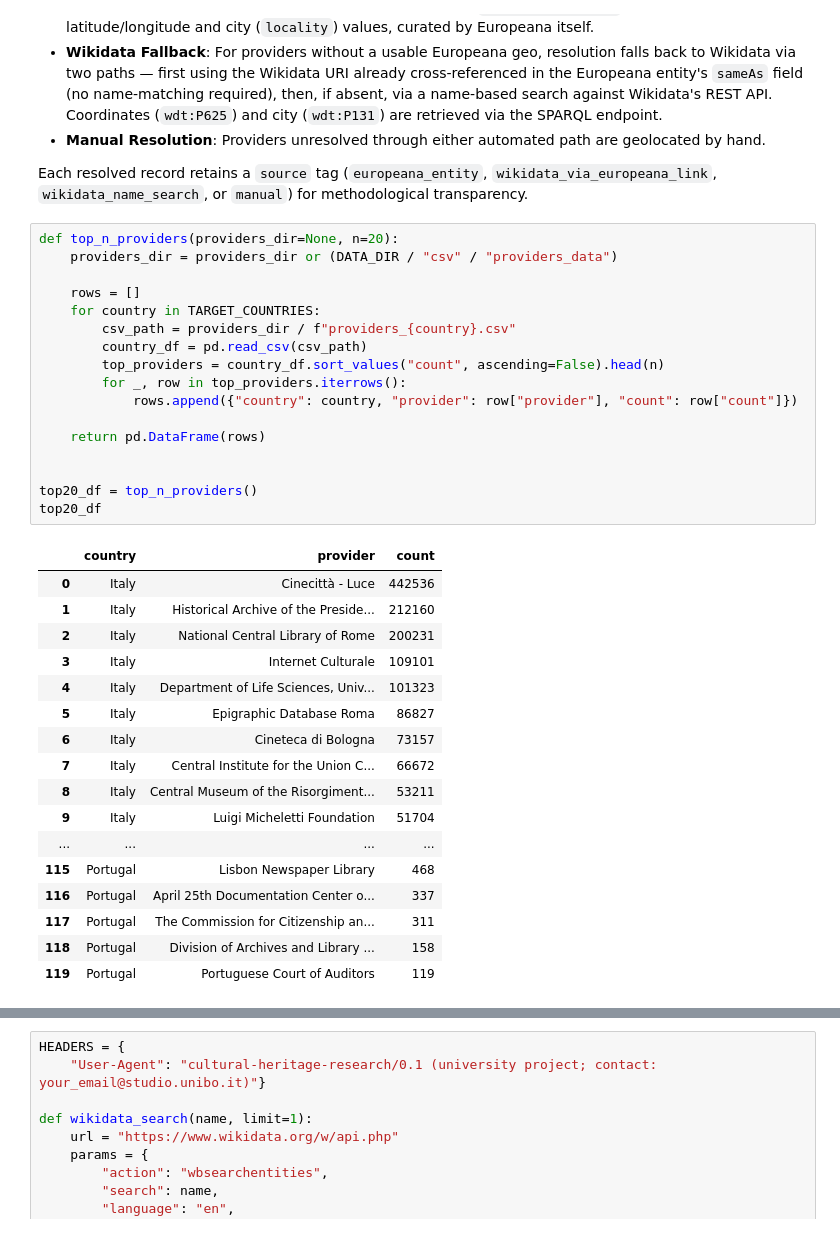
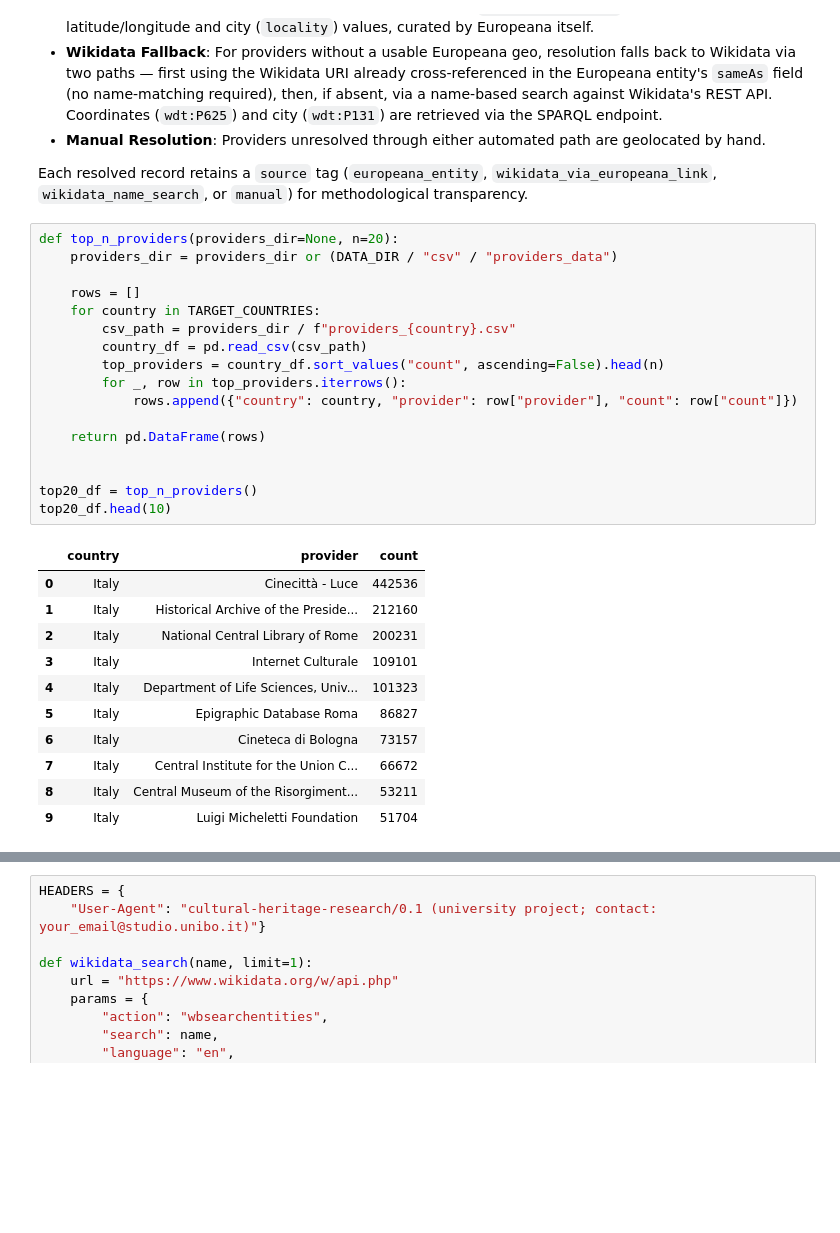
Before and after one commit to hexWitches/LODissea, a Jupyter notebook: notebook/LODissea_v1.ipynb, the cells around one changed output, grey strips where cells are left out. Saved outputs shown, nothing was run; the diff lists cells and outputs as text; blank space fills up the shorter version.

```diff
--- a/notebook/LODissea_v1.ipynb
+++ b/notebook/LODissea_v1.ipynb
@@ -888,38 +844,32 @@ Each resolved record retains a `source` tag (`europeana_entity`, `wikidata_via_e
 # %%
 def top_n_providers(providers_dir=None, n=20):
     providers_dir = providers_dir or (DATA_DIR / "csv" / "providers_data")
 
     rows = []
     for country in TARGET_COUNTRIES:
         csv_path = providers_dir / f"providers_{country}.csv"
         country_df = pd.read_csv(csv_path)
         top_providers = country_df.sort_values("count", ascending=False).head(n)
         for _, row in top_providers.iterrows():
             rows.append({"country": country, "provider": row["provider"], "count": row["count"]})
 
     return pd.DataFrame(rows)
 
 
 top20_df = top_n_providers()
-top20_df
+top20_df.head(10)
 # %% [output]
 |  | country | provider | count |
 | 0 | Italy | Cinecittà - Luce | 442536 |
 | 1 | Italy | Historical Archive of the Preside... | 212160 |
 | 2 | Italy | National Central Library of Rome | 200231 |
 | 3 | Italy | Internet Culturale | 109101 |
 | 4 | Italy | Department of Life Sciences, Univ... | 101323 |
 | 5 | Italy | Epigraphic Database Roma | 86827 |
 | 6 | Italy | Cineteca di Bologna | 73157 |
 | 7 | Italy | Central Institute for the Union C... | 66672 |
 | 8 | Italy | Central Museum of the Risorgiment... | 53211 |
 | 9 | Italy | Luigi Micheletti Foundation | 51704 |
-| ... | ... | ... | ... |
-| 115 | Portugal | Lisbon Newspaper Library | 468 |
-| 116 | Portugal | April 25th Documentation Center o... | 337 |
-| 117 | Portugal | The Commission for Citizenship an... | 311 |
-| 118 | Portugal | Division of Archives and Library ... | 158 |
-| 119 | Portugal | Portuguese Court of Auditors | 119 |
 # %%
 # STEP 1 — Look up each provider in Europeana's own Organization entity system
 
```
Also changed, not shown: parts of 15 cells of this notebook, 2 other files.
